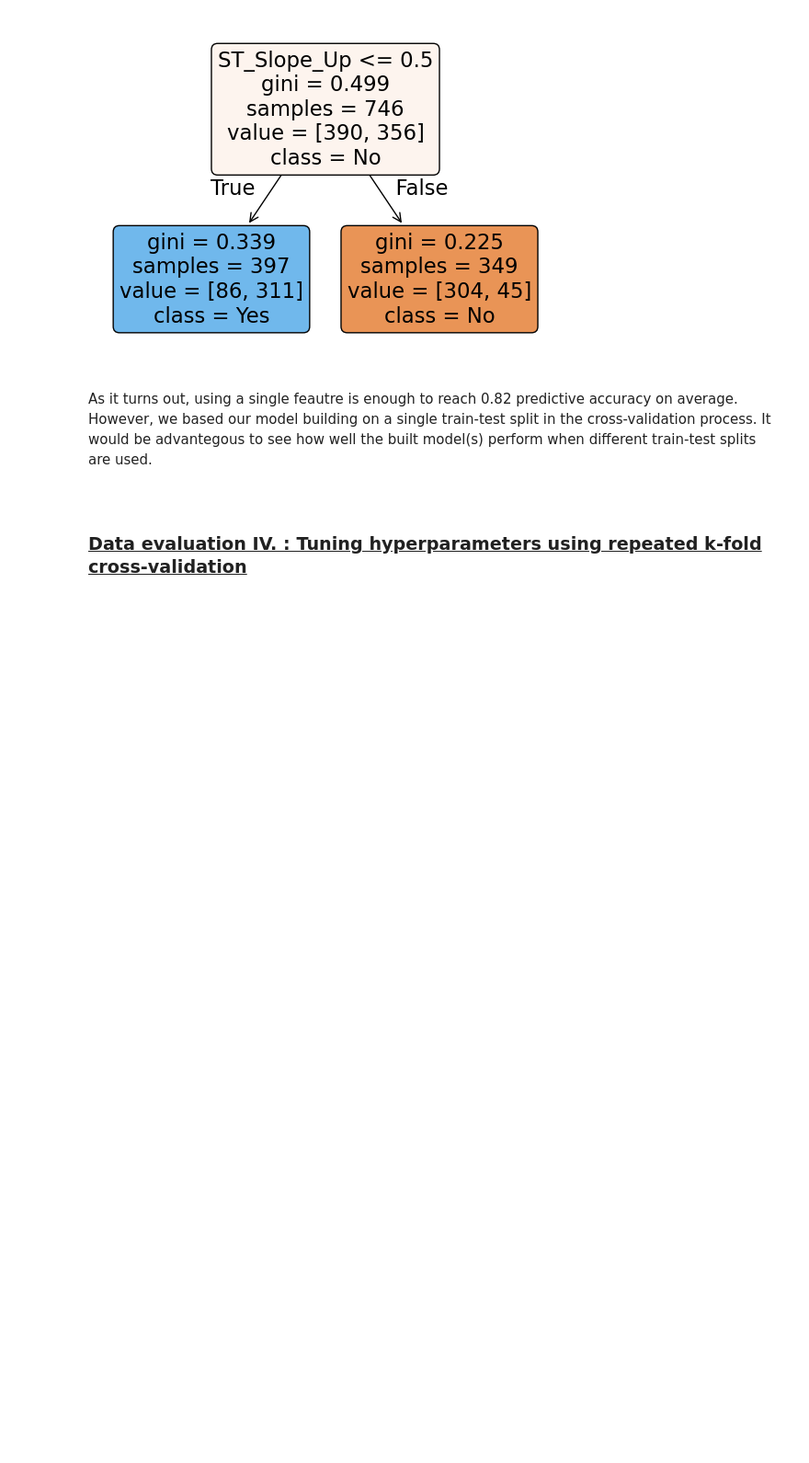
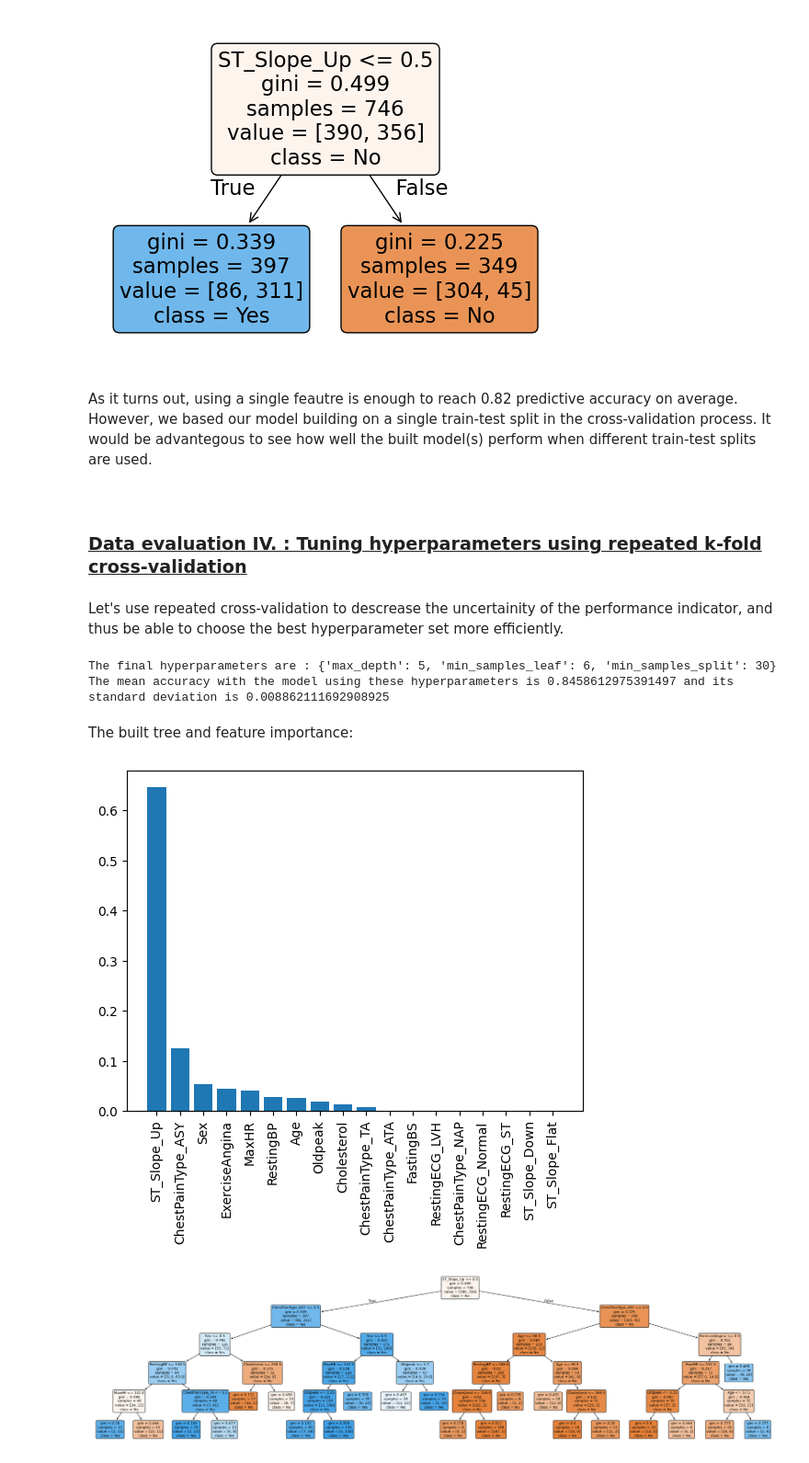
Before and after one commit to MMateo1120/machine_learning_tutorials, a Jupyter notebook: decision_tree.ipynb, the cells around one changed output. Shown at 92% size. Saved outputs shown, nothing was run; the diff lists cells and outputs as text; code cells hidden in the pictures; blank space fills up the shorter version.

```diff
--- a/decision_tree.ipynb
+++ b/decision_tree.ipynb
@@ -711,6 +713,67 @@ As it turns out, using a single feautre is enough to reach 0.82 predictive accur
 <br/>   <a id='section5'></a>
 
 ### <ins>Data evaluation IV. : Tuning hyperparameters using repeated k-fold cross-validation<ins>
+# %% [markdown]
+Let's use repeated cross-validation to descrease the uncertainity of the performance indicator, and thus be able to choose the best hyperparameter set more efficiently.
+# %%
+np.random.seed(111)
+repeat = 20
+param_grid = {
+    "min_samples_split": [5, 10, 30, 50, 100],
+    "max_depth": [1, 2, 3, 4, 5, 6],
+    "min_samples_leaf": [2, 4, 6, 8, 10, 20, 50]
+}
+shape = 5*6*7
+scores = np.array([[0]*shape])
+
+for i in range(repeat):
+    clf = tree.DecisionTreeClassifier(random_state=111)
+    cv = KFold(n_splits=5, shuffle=True)
+    grid_search = GridSearchCV(
+        estimator=clf, param_grid=param_grid, cv=cv, n_jobs=-1
+    )
+    grid_search.fit(X, y)
+    scores = np.append(scores, np.reshape(grid_search.cv_results_['mean_test_score'], (1,shape)), axis=0)
+
+scores = scores[1:]
+scores_mean = scores.mean(axis=0)
+final_hyps = grid_search.cv_results_['params'][np.argmax(scores_mean)]
+final_scores = [score[np.argmax(scores_mean)] for score in scores]
+
+print(f"The final hyperparameters are : {final_hyps}")
+print(f"The mean accuracy with the model using these hyperparameters is {np.max(final_scores)} and its standard deviation is {np.std(final_scores)}")
+# %% [output]
+The final hyperparameters are : {'max_depth': 5, 'min_samples_leaf': 6, 'min_samples_split': 30}
+The mean accuracy with the model using these hyperparameters is 0.8458612975391497 and its standard deviation is 0.008862111692908925
+# %% [markdown]
+The built tree and feature importance:
+# %%
+clf = tree.DecisionTreeClassifier(
+    max_depth=5, min_samples_leaf=6, min_samples_split=30
+)
+clf.fit(X, y)
+
+imps = clf.feature_importances_
+imps = pd.Series(imps, index=X.columns.tolist())
+imps = imps.sort_values(ascending=False)
+plt.bar(imps.index, imps.values)
+plt.xticks(rotation=90)
+
+
+fig = plt.figure(figsize=(32, 8))
+_ = tree.plot_tree(
+    clf,
+    feature_names=X.columns.tolist(),
+    class_names=["No", "Yes"],
+    filled=True,
+    rounded=True,
+    fontsize=9,
+)
+
+plt.show()
+# %% [output]
+[figure, added]
+[figure, added]
 # %% [markdown]
 <br/>   <a id='section6'></a>
 
```
Also changed, not shown: parts of 4 cells of this notebook, 1 other file.
